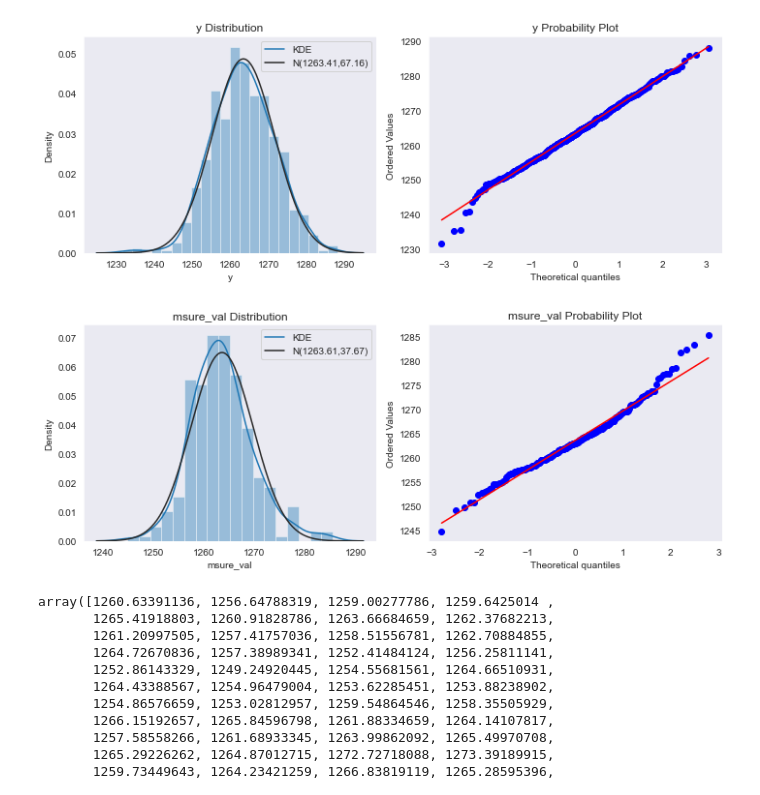
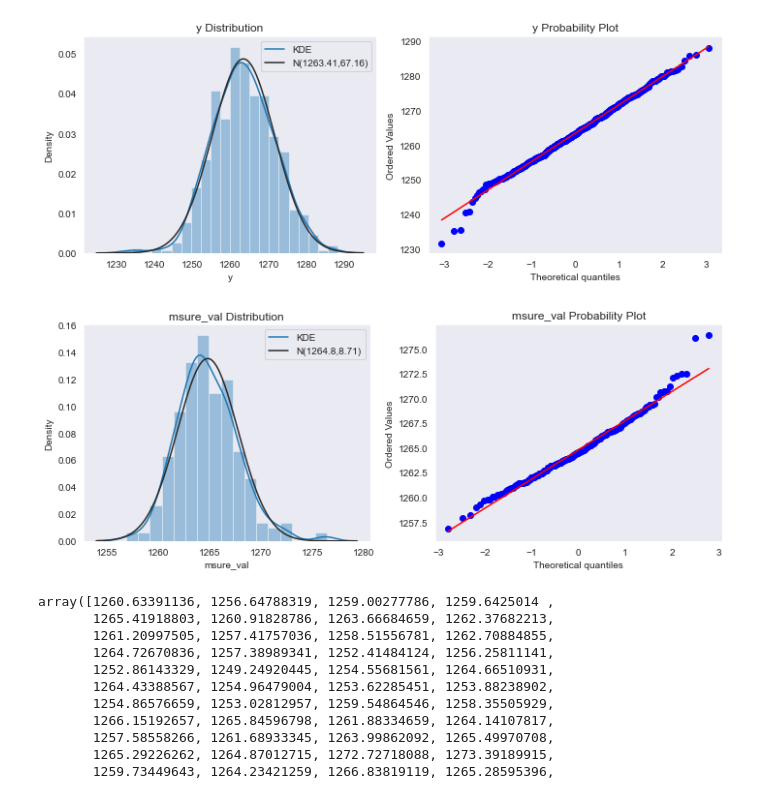
Before and after one commit to teddyroc/dttrain, a Jupyter notebook: 통데이터@최종0729실행코드만.ipynb, the cells around one changed output. Drawn from its saved outputs; the diff is of its cells as text; code cells hidden in the pictures.

```diff
--- a/통데이터@최종0729실행코드만.ipynb
+++ b/통데이터@최종0729실행코드만.ipynb
@@ -759,0 +784,3 @@ print('model training is completed')
+# %%
+model_gbr = GradientBoostingRegressorbr = GradientBoostingRegressor(loss='huber', n_estimators = 1491, max_depth = 8, learning_rate= 0.039643541684062936, max_features = 'log2', random_state=0, criterion='mse')
+model_gbr.fit(df_final_ohe[COLS_ohe], df_final['y'])
@@ -882,0 +1005,9 @@ print('model training is completed')
+# %%
+en_pred = model_en.predict(df_predict_final_ohe[COLS_ohe])
+lgb_pred = model_lgb.predict(df_predict_final_ohe[COLS_ohe])
+xgb_pred = model_xgb.predict(df_predict_final_ohe[COLS_ohe])
+et_pred = model_et.predict(df_predict_final_ohe[COLS_ohe])
+gbr_pred = model_gbr.predict(df_predict_final_ohe[COLS_ohe])
+# %%
+predict['msure_val'] = (en_pred+lgb_pred+xgb_pred+et_pred+gbr_pred)/5
+QQ_plot(predict['msure_val'], 'msure_val')
@@ -1300,0 +1394,3 @@ QQ_plot(predict['msure_val'], 'msure_val')
+# %%
+predict['msure_val'] = model_et.predict(df_predict_final_ohe[COLS_ohe])
+QQ_plot(predict['msure_val'], 'msure_val')
@@ -1393,10 +1530,10 @@ QQ_plot(df_final['y'], 'y')
 # %% [output]
 [figure]
 # %%
-predict['msure_val'] = model_en.predict(df_predict_final_ohe[COLS_ohe])
+predict['msure_val'] = (model_en.predict(df_predict_final_ohe[COLS_ohe])+model_xgb.predict(df_predict_final_ohe[COLS_ohe])+model_et.predict(df_predict_final_ohe[COLS_ohe]))/3
 QQ_plot(predict['msure_val'], 'msure_val')
 # %% [output]
-[figure, old version]
+[figure, new version]
 # %%
 model_en.predict(df_predict_final_ohe[COLS_ohe])
 # %% [output]
```
Also changed, not shown: parts of 33 cells of this notebook.
